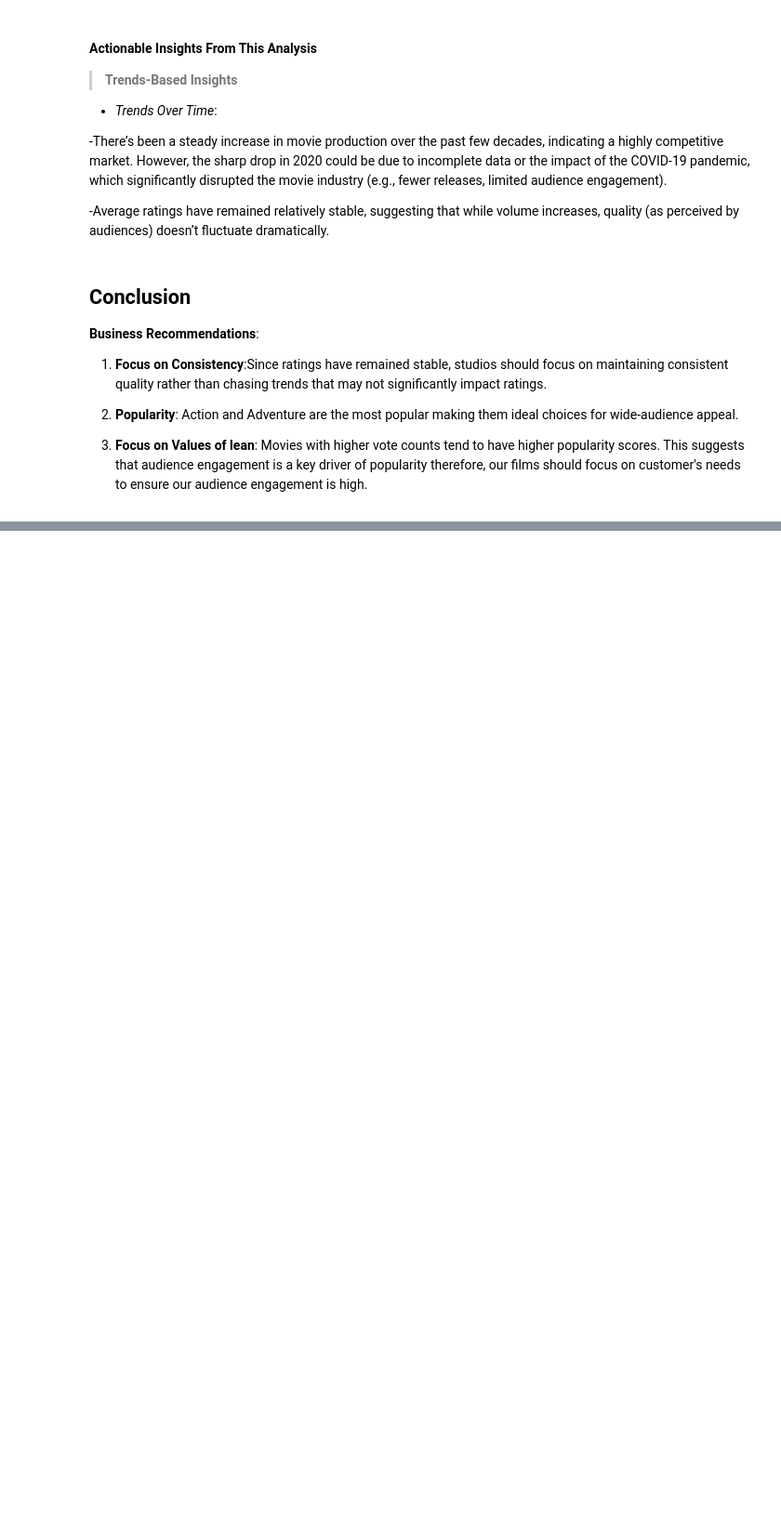
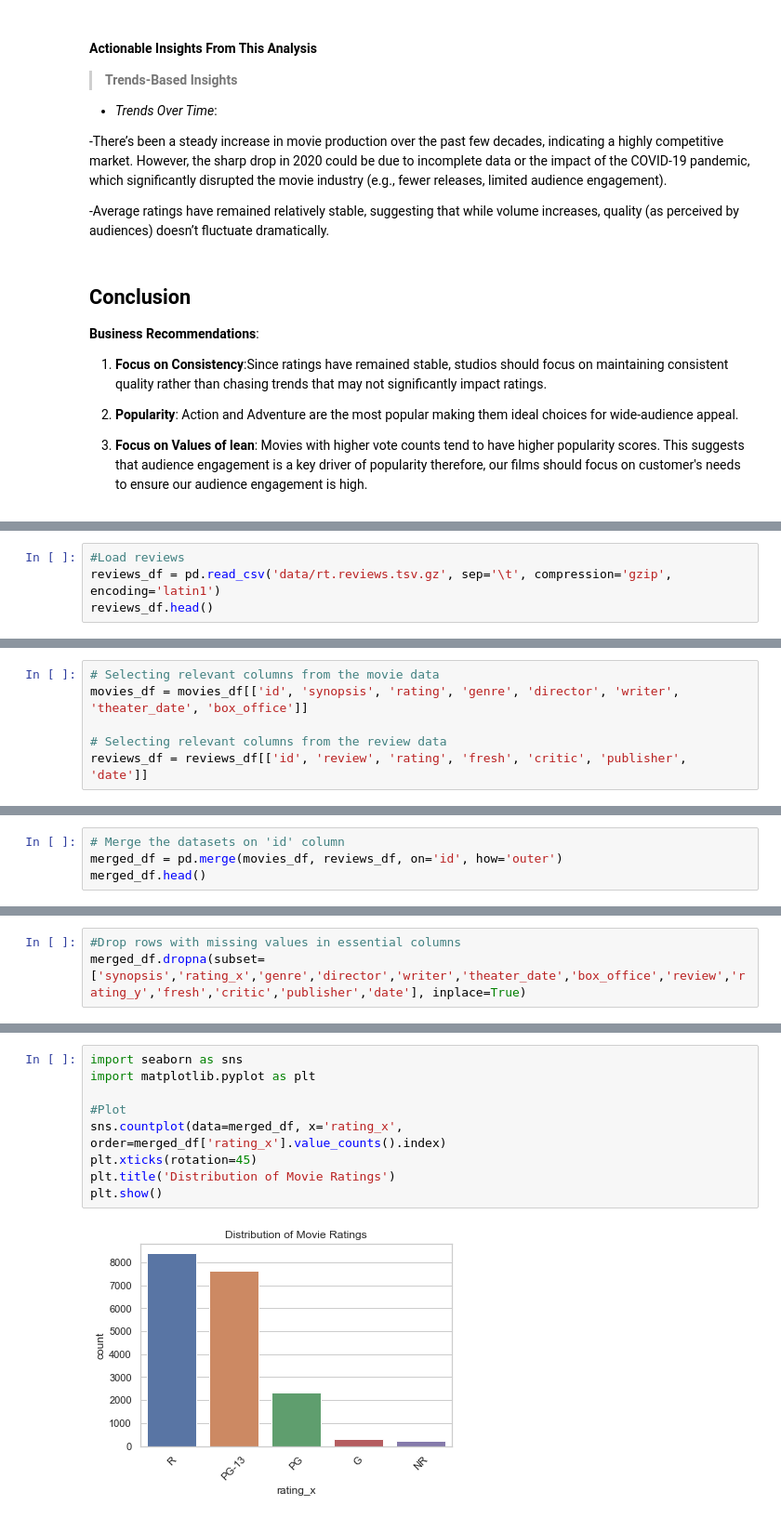
Before and after one commit to JUDAH004/GROUP-4_SK_-PHASE-2-PROJECT, a Jupyter notebook: project_notebook.ipynb, the cells around one changed output, grey strips where cells are left out. Shown: that part at 93% size. Saved outputs shown, nothing was run; the diff lists cells and outputs as text; blank space fills up the shorter version.

Commit message:
added Rotten tomatoes data analysis

```diff
--- a/project_notebook.ipynb
+++ b/project_notebook.ipynb
@@ -983,0 +1014,4 @@ plt.show();
+# %%
+#Load reviews
+reviews_df = pd.read_csv('data/rt.reviews.tsv.gz', sep='\t', compression='gzip', encoding='latin1')
+reviews_df.head()
@@ -983,0 +1025,6 @@ plt.show();
+# %%
+# Selecting relevant columns from the movie data
+movies_df = movies_df[['id', 'synopsis', 'rating', 'genre', 'director', 'writer', 'theater_date', 'box_office']]
+
+# Selecting relevant columns from the review data
+reviews_df = reviews_df[['id', 'review', 'rating', 'fresh', 'critic', 'publisher', 'date']]
@@ -983,0 +1105,4 @@ plt.show();
+# %%
+# Merge the datasets on 'id' column
+merged_df = pd.merge(movies_df, reviews_df, on='id', how='outer')
+merged_df.head()
@@ -983,0 +1214,3 @@ plt.show();
+# %%
+#Drop rows with missing values in essential columns
+merged_df.dropna(subset=['synopsis','rating_x','genre','director','writer','theater_date','box_office','review','rating_y','fresh','critic','publisher','date'], inplace=True)
@@ -983,0 +1272,11 @@ plt.show();
+# %%
+import seaborn as sns
+import matplotlib.pyplot as plt
+
+#Plot
+sns.countplot(data=merged_df, x='rating_x', order=merged_df['rating_x'].value_counts().index)
+plt.xticks(rotation=45)
+plt.title('Distribution of Movie Ratings')
+plt.show()
+# %% [output]
+[figure, added]
```
Also changed, not shown: parts of 42 cells of this notebook, 3 other files.
